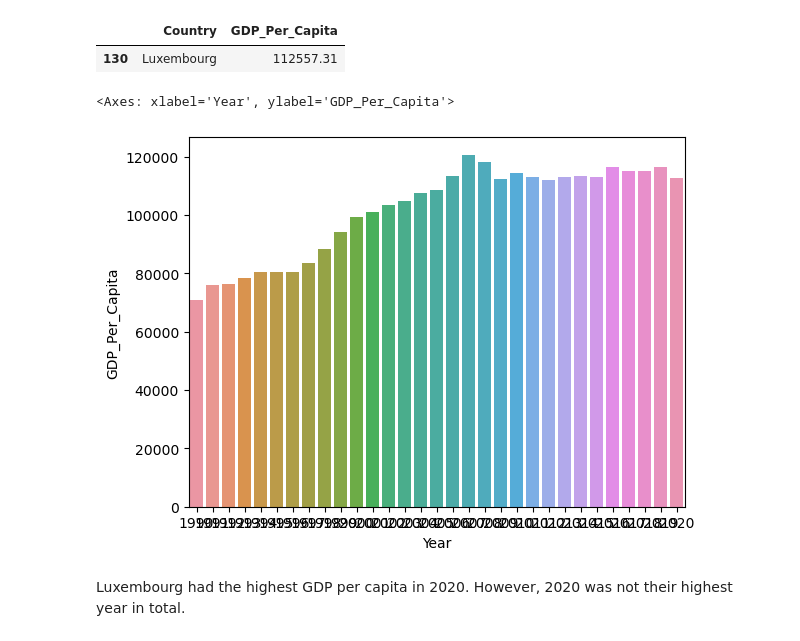
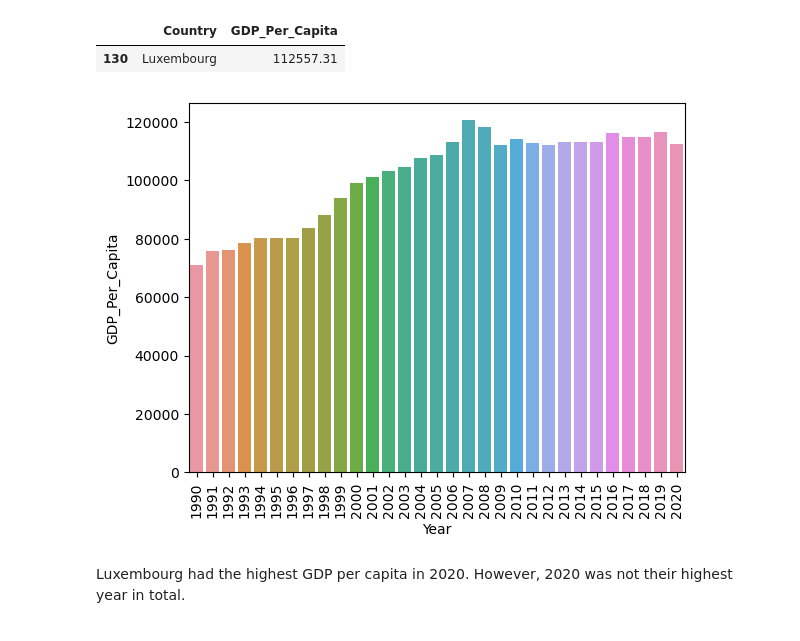
Before and after one commit to Joshua-Clugston/un-project-Joshua-Clugston, a Jupyter notebook: notebooks/un_project_notebook.ipynb, the cells around one changed output. Saved outputs shown, nothing was run; the diff lists cells and outputs as text; code cells hidden in the pictures.

```diff
--- a/notebooks/un_project_notebook.ipynb
+++ b/notebooks/un_project_notebook.ipynb
@@ -350,10 +337,12 @@ round(gdp_2020_max,2)
 | 130 | Luxembourg | 112557.31 |
 # %%
 gdp_lux = gdp_df[gdp_df.Country == 'Luxembourg']
-sns.barplot(x = 'Year', y = 'GDP_Per_Capita', data = gdp_lux)
+lux_graph = sns.barplot(x = 'Year', y = 'GDP_Per_Capita', data = gdp_lux)
+
+var = lux_graph.set_xticklabels(lux_graph.get_xticklabels(), rotation=90) # this answer was found at:
+# https://stackoverflow.com/questions/57165540/hide-text-before-seaborn-barplot
 # %% [output]
-<Axes: xlabel='Year', ylabel='GDP_Per_Capita'>
-[figure, old version]
+[figure, new version]
 # %% [markdown]
 Luxembourg had the highest GDP per capita in 2020. However, 2020 was not their highest year in total.
 # %%
```
Also changed, not shown: parts of 20 cells of this notebook.
